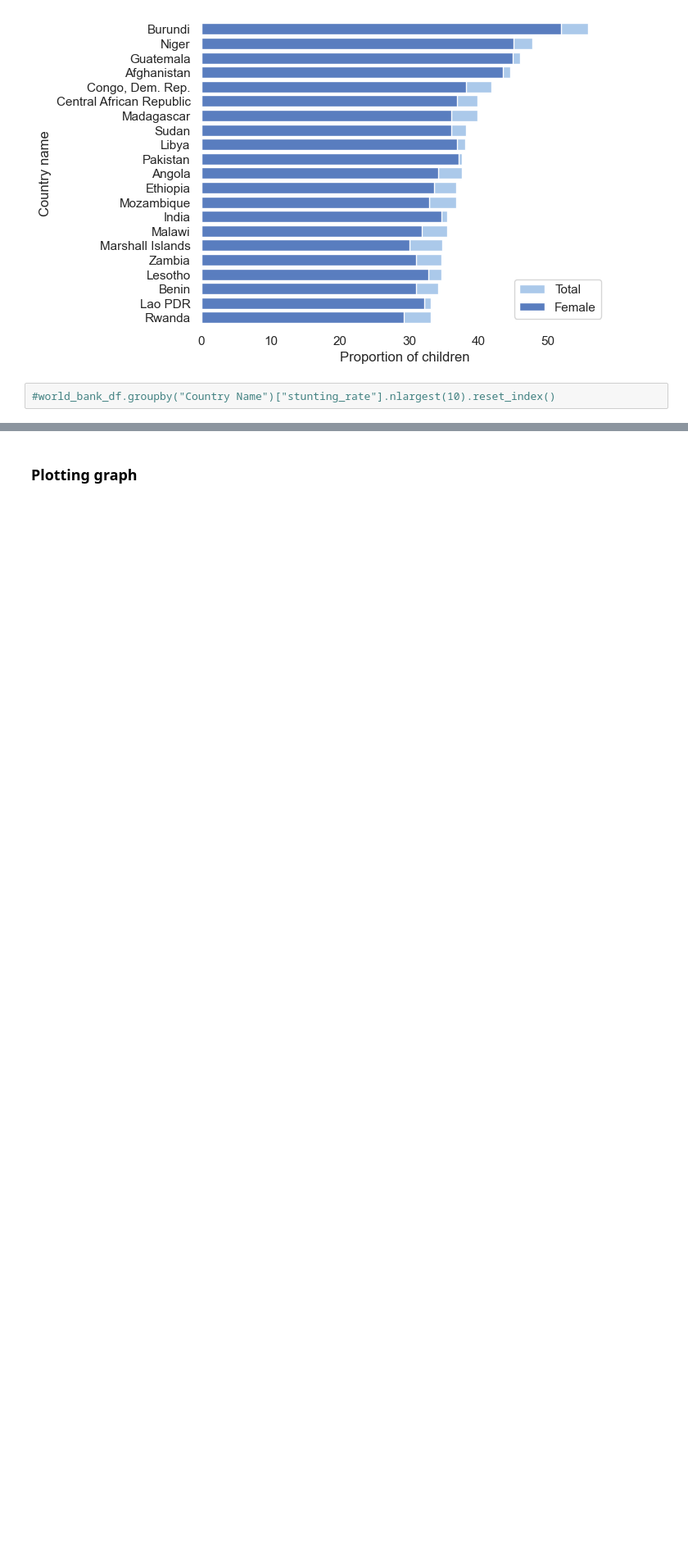
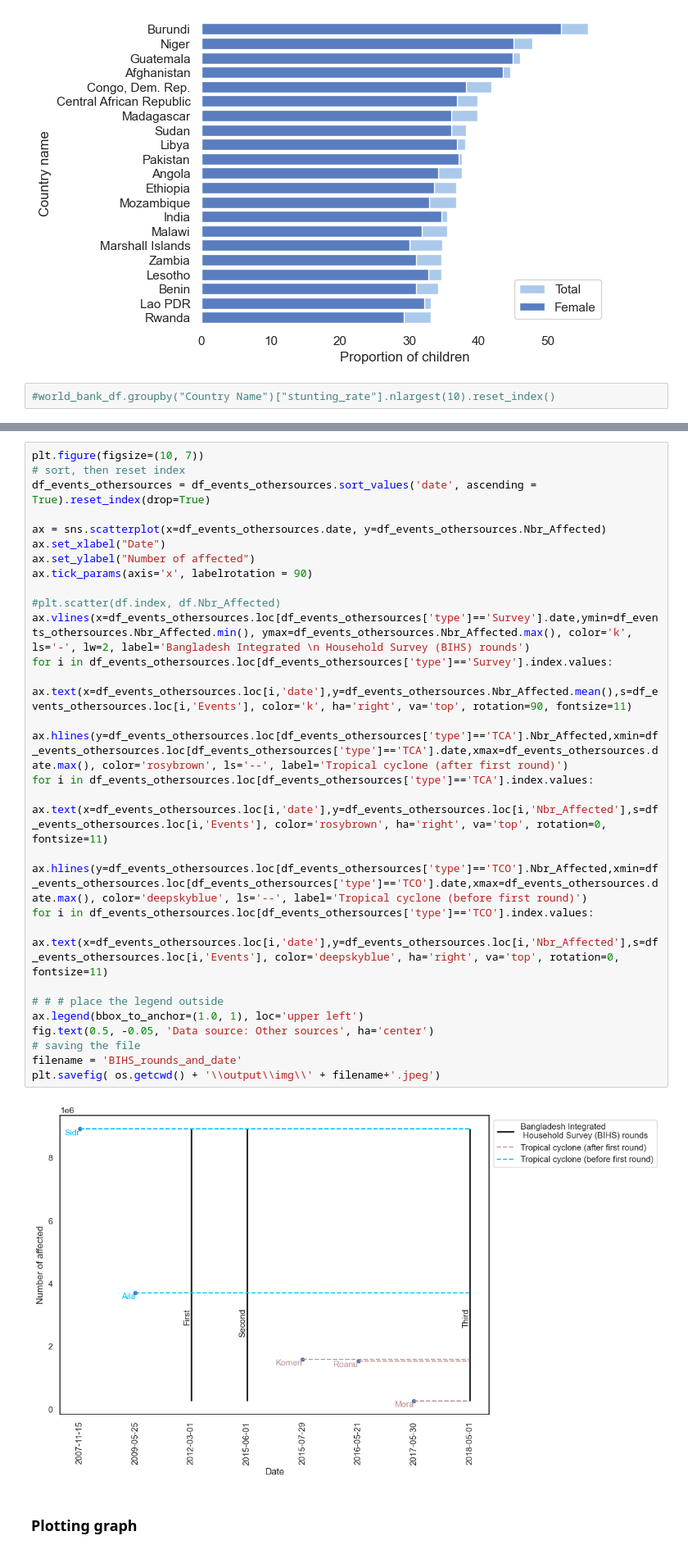
Before and after one commit to KassoumHabibou/Unequal-Plate, a Jupyter notebook: 00_time_line.ipynb, the cells around one changed output, grey strips where cells are left out. Shown at 82% size. Cells and saved outputs as stored; diff of their text form; blank space fills up the shorter version.

Commit message:
adding data for all TC

```diff
--- a/00_time_line.ipynb
+++ b/00_time_line.ipynb
@@ -800,6 +860,37 @@ filename = 'BIHS_rounds_and_date'
 plt.savefig( os.getcwd() + '\\output\\img\\' + filename+'.jpeg')
 # %% [output]
 [figure]
+# %%
+plt.figure(figsize=(10, 7))
+# sort, then reset index
+df_events_othersources = df_events_othersources.sort_values('date', ascending = True).reset_index(drop=True)
+
+ax = sns.scatterplot(x=df_events_othersources.date, y=df_events_othersources.Nbr_Affected)
+ax.set_xlabel("Date")
+ax.set_ylabel("Number of affected")
+ax.tick_params(axis='x', labelrotation = 90)
+
+#plt.scatter(df.index, df.Nbr_Affected)
+ax.vlines(x=df_events_othersources.loc[df_events_othersources['type']=='Survey'].date,ymin=df_events_othersources.Nbr_Affected.min(), ymax=df_events_othersources.Nbr_Affected.max(), color='k', ls='-', lw=2, label='Bangladesh Integrated \n Household Survey (BIHS) rounds')
+for i in df_events_othersources.loc[df_events_othersources['type']=='Survey'].index.values:
+    ax.text(x=df_events_othersources.loc[i,'date'],y=df_events_othersources.Nbr_Affected.mean(),s=df_events_othersources.loc[i,'Events'], color='k', ha='right', va='top', rotation=90, fontsize=11)
+
+ax.hlines(y=df_events_othersources.loc[df_events_othersources['type']=='TCA'].Nbr_Affected,xmin=df_events_othersources.loc[df_events_othersources['type']=='TCA'].date,xmax=df_events_othersources.date.max(), color='rosybrown', ls='--', label='Tropical cyclone (after first round)')
+for i in df_events_othersources.loc[df_events_othersources['type']=='TCA'].index.values:
+    ax.text(x=df_events_othersources.loc[i,'date'],y=df_events_othersources.loc[i,'Nbr_Affected'],s=df_events_othersources.loc[i,'Events'], color='rosybrown', ha='right', va='top', rotation=0, fontsize=11)
+
+ax.hlines(y=df_events_othersources.loc[df_events_othersources['type']=='TCO'].Nbr_Affected,xmin=df_events_othersources.loc[df_events_othersources['type']=='TCO'].date,xmax=df_events_othersources.date.max(), color='deepskyblue', ls='--', label='Tropical cyclone (before first round)')
+for i in df_events_othersources.loc[df_events_othersources['type']=='TCO'].index.values:
+    ax.text(x=df_events_othersources.loc[i,'date'],y=df_events_othersources.loc[i,'Nbr_Affected'],s=df_events_othersources.loc[i,'Events'], color='deepskyblue', ha='right', va='top', rotation=0, fontsize=11)
+
+# # # place the legend outside
+ax.legend(bbox_to_anchor=(1.0, 1), loc='upper left')
+fig.text(0.5, -0.05, 'Data source: Other sources', ha='center')
+# saving the file
+filename = 'BIHS_rounds_and_date'
+plt.savefig( os.getcwd() + '\\output\\img\\' + filename+'.jpeg')
+# %% [output]
+[figure, added]
 # %% [markdown]
 ### Plotting graph
 # %%
```
Also changed, not shown: parts of 3 cells of this notebook, 6 other files.
